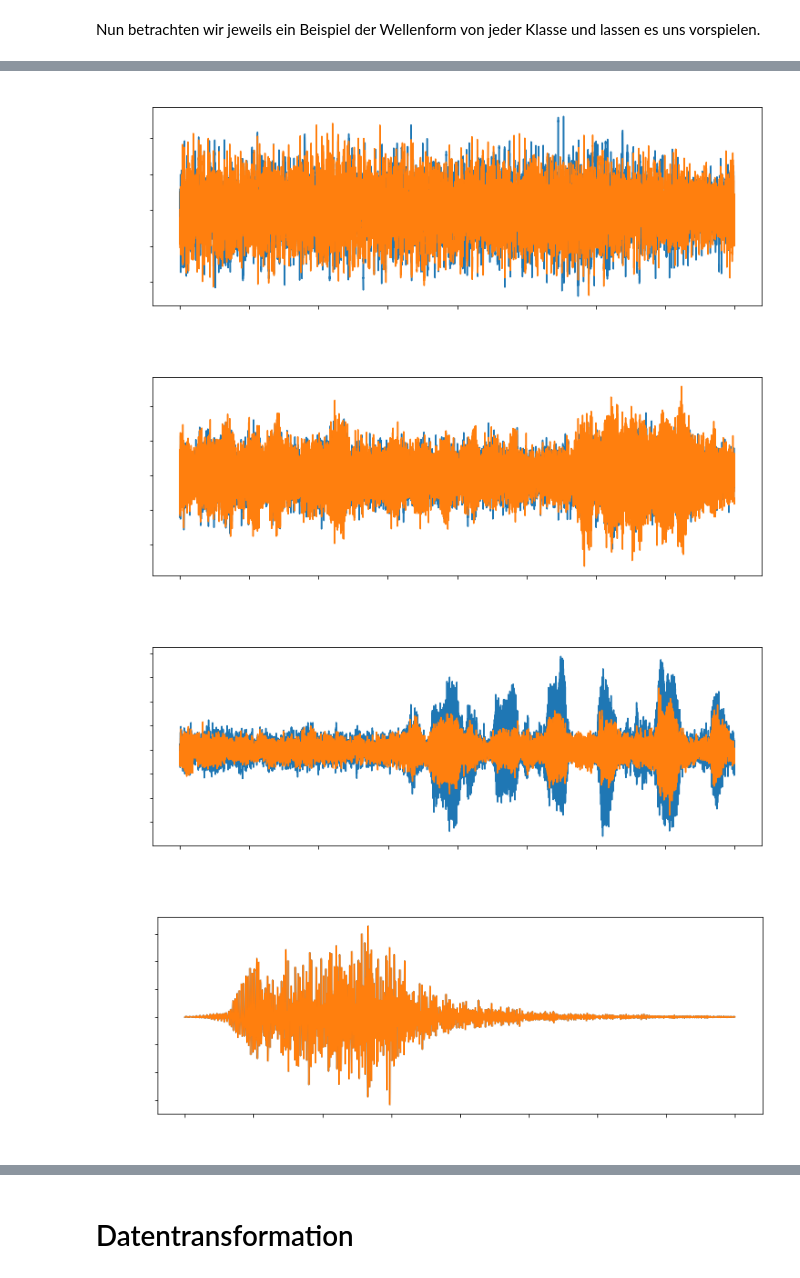
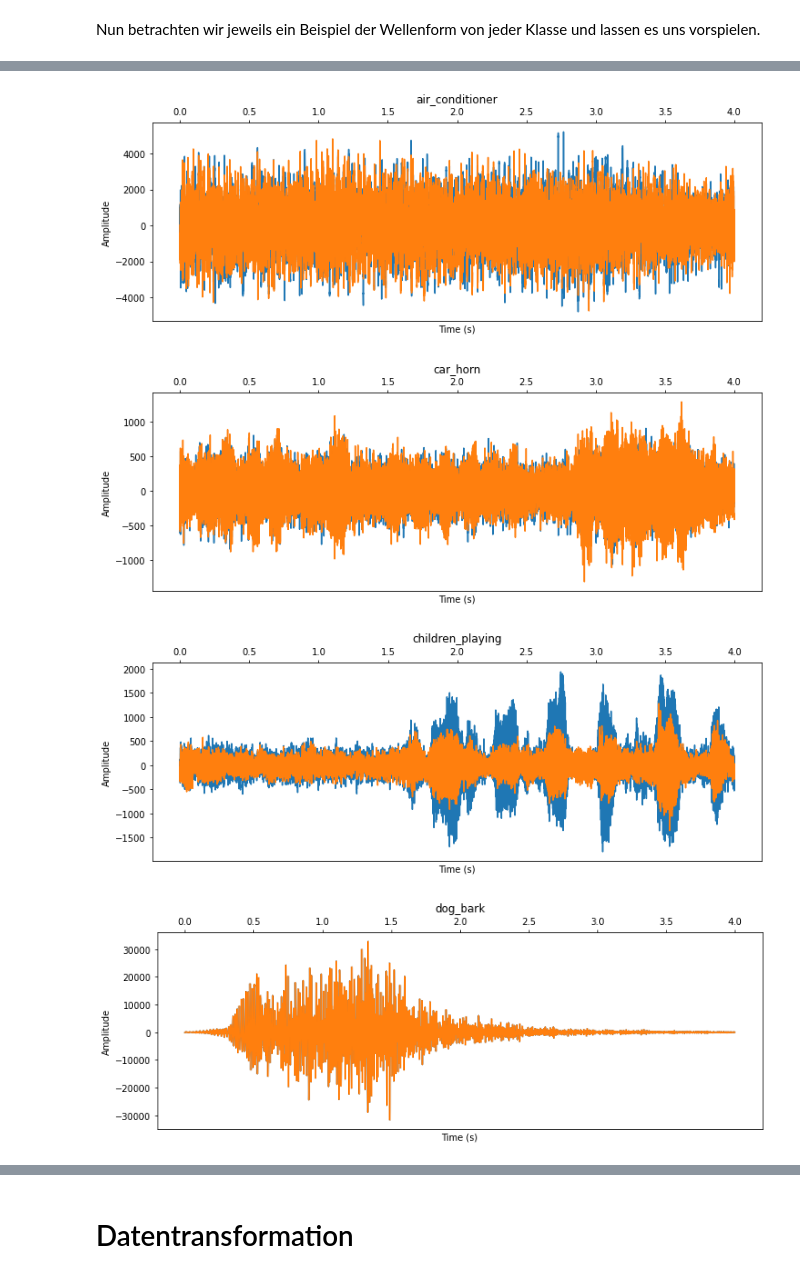
Before and after one commit to VimalKandrical/dl_sound_class, a Jupyter notebook: main.ipynb, the cells around one changed output, grey strips where cells are left out. Cells and saved outputs as stored; diff of their text form; code cells hidden in the pictures.

```diff
--- a/main.ipynb
+++ b/main.ipynb
@@ -249,41 +249,40 @@ def wav_plotter(full_path, class_label):
     bit_depth = struct.unpack("H",bit_depth_string)[0]
     font = {"color": "white"}
     plt.figure(figsize=(12, 4))
-    plt.title(class_label, fontdict=font)
-    plt.tick_params(labelcolor="w")
-    plt.xlabel('Time (s)', fontdict=font)
-    plt.ylabel('Amplitude', fontdict=font)
+    plt.title(class_label)
+    plt.xlabel('Time (s)')
+    plt.ylabel('Amplitude')
     plt.plot(np.linspace(0,4,np.size(wav_sample,0)),wav_sample)
 
 # Jeweils ein Beispiel pro Klasse
 beispiele = ["55018-0-0-246.wav", "99812-1-2-0.wav", "100263-2-0-126.wav",
              "100032-3-0-0.wav", "17913-4-0-2.wav", "154758-5-0-21.wav",
              "76093-6-0-0.wav", "171305-7-10-0.wav", "74726-8-0-7.wav",
              "41364-9-0-22.wav"]
 
 for b in beispiele:
   fullpath, label = path_class(b)
   wav_plotter(fullpath,label)
 
 # Einzelnes Audiofile abspielen
 abspielen = "100032-3-0-0.wav"
 print("\nKlasse:", path_class(abspielen)[1])
 ipd.Audio(path_class(abspielen)[0])
 # %% [output]
 176400
 176400
 176400
 14004
 176400
 192000
 38367
 64800
 176400
 176400
 
 Klasse: dog_bark
 [interactive output not drawn]
-[figure, old version]
+[figure, new version]
-[figure, old version]
+[figure, new version]
-[figure, old version]
+[figure, new version]
-[figure, old version]
+[figure, new version]
```
Also changed, not shown: parts of 7 cells of this notebook.
